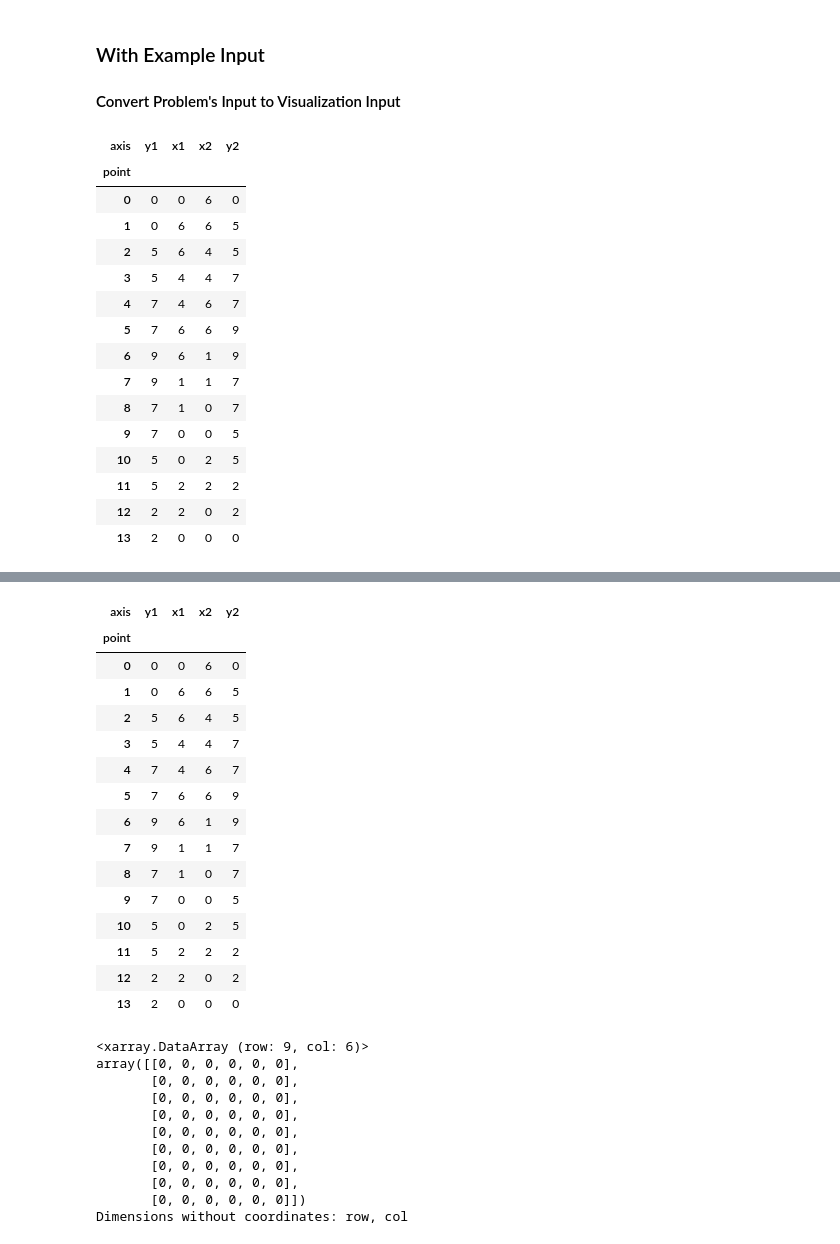
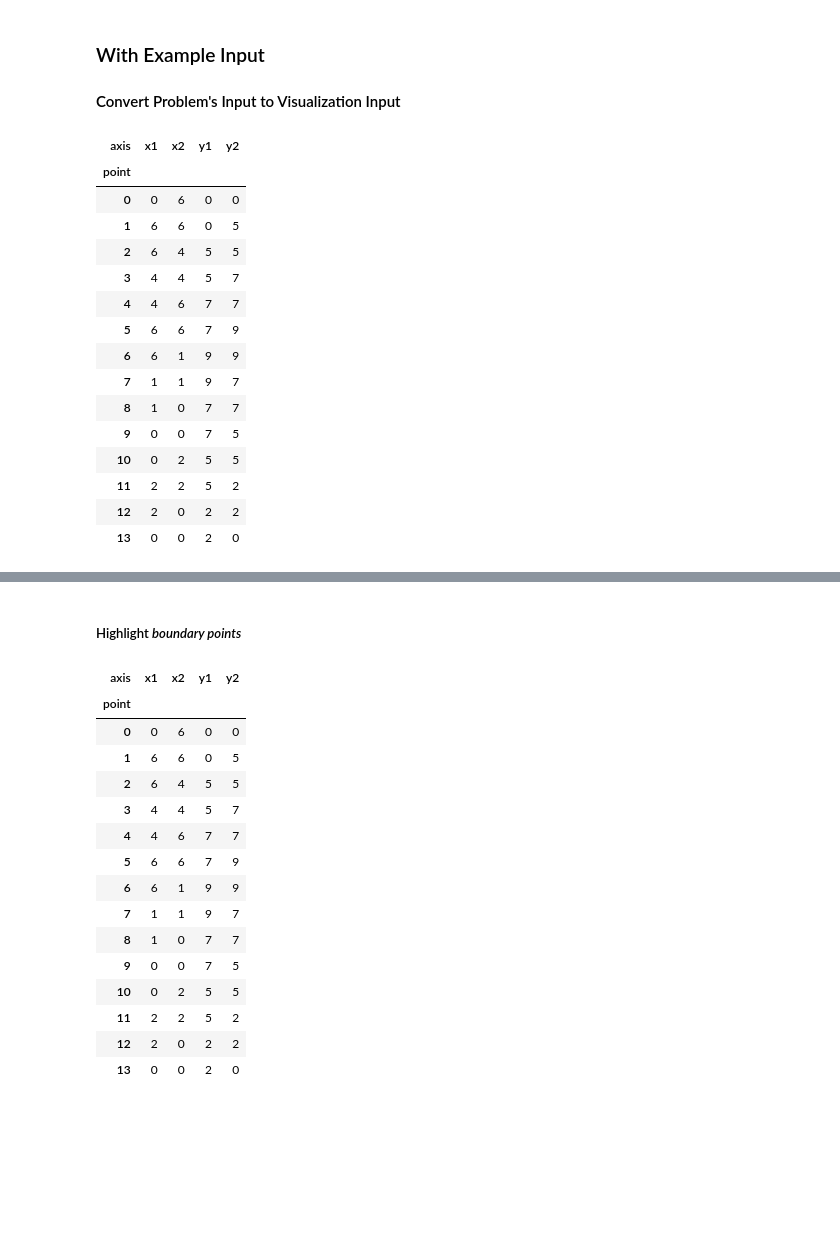
Before and after one commit to etienneschalk/advent-of-code, a Jupyter notebook: docs/source/notebooks/2023/notebook_problem_202318.ipynb, the cells around one changed output, grey strips where cells are left out. Drawn from its saved outputs; the diff is of its cells as text; code cells hidden in the pictures; blank space fills up the shorter version.

```diff
--- a/docs/source/notebooks/2023/notebook_problem_202318.ipynb
+++ b/docs/source/notebooks/2023/notebook_problem_202318.ipynb
@@ -56,36 +56,37 @@ dig_plan
 # %%
 polygon_coords = compute_polygon_coords(dig_plan)
 
 # Note: the y, x order is important as the problems follows a row, col convention
 xda = xr.DataArray(
     data=polygon_coords, dims=("axis", "point"), coords={"axis": ["y", "x"]}
 )
 df = xda.T.to_pandas()
 
 df["x2"] = np.roll(df["x"], -1)
 df["y2"] = np.roll(df["y"], -1)
 df = df.rename(columns={"x": "x1"})
 df = df.rename(columns={"y": "y1"})
+df = df [["x1", "x2", "y1", "y2"]]
 
 links_df = df[:-1] # remove redundant closing link to declutter the plot
 links_df
 # %% [output]
-| axis | y1 | x1 | x2 | y2 |
+| axis | x1 | x2 | y1 | y2 |
 | point |  |  |  |  |
-| 0 | 0 | 0 | 6 | 0 |
-| 1 | 0 | 6 | 6 | 5 |
-| 2 | 5 | 6 | 4 | 5 |
-| 3 | 5 | 4 | 4 | 7 |
-| 4 | 7 | 4 | 6 | 7 |
-| 5 | 7 | 6 | 6 | 9 |
-| 6 | 9 | 6 | 1 | 9 |
-| 7 | 9 | 1 | 1 | 7 |
-| 8 | 7 | 1 | 0 | 7 |
-| 9 | 7 | 0 | 0 | 5 |
-| 10 | 5 | 0 | 2 | 5 |
-| 11 | 5 | 2 | 2 | 2 |
-| 12 | 2 | 2 | 0 | 2 |
-| 13 | 2 | 0 | 0 | 0 |
+| 0 | 0 | 6 | 0 | 0 |
+| 1 | 6 | 6 | 0 | 5 |
+| 2 | 6 | 4 | 5 | 5 |
+| 3 | 4 | 4 | 5 | 7 |
+| 4 | 4 | 6 | 7 | 7 |
+| 5 | 6 | 6 | 7 | 9 |
+| 6 | 6 | 1 | 9 | 9 |
+| 7 | 1 | 1 | 9 | 7 |
+| 8 | 1 | 0 | 7 | 7 |
+| 9 | 0 | 0 | 7 | 5 |
+| 10 | 0 | 2 | 5 | 5 |
+| 11 | 2 | 2 | 5 | 2 |
+| 12 | 2 | 0 | 2 | 2 |
+| 13 | 0 | 0 | 2 | 0 |
 # %%
 from typing import Any, Callable
 from pyobsplot import Plot
@@ -241,38 +242,24 @@ plotter.append(create_polygon_layer(links_df, color="red", stroke_width=4))
 plotter.plot()
 # %% [output]
 [drawing not drawn]
+# %% [markdown]
+##### Highlight _boundary points_
 # %%
 links_df
 # %% [output]
-| axis | y1 | x1 | x2 | y2 |
+| axis | x1 | x2 | y1 | y2 |
 | point |  |  |  |  |
-| 0 | 0 | 0 | 6 | 0 |
-| 1 | 0 | 6 | 6 | 5 |
-| 2 | 5 | 6 | 4 | 5 |
-| 3 | 5 | 4 | 4 | 7 |
-| 4 | 7 | 4 | 6 | 7 |
-| 5 | 7 | 6 | 6 | 9 |
-| 6 | 9 | 6 | 1 | 9 |
-| 7 | 9 | 1 | 1 | 7 |
-| 8 | 7 | 1 | 0 | 7 |
-| 9 | 7 | 0 | 0 | 5 |
-| 10 | 5 | 0 | 2 | 5 |
-| 11 | 5 | 2 | 2 | 2 |
-| 12 | 2 | 2 | 0 | 2 |
-| 13 | 2 | 0 | 0 | 0 |
+| 0 | 0 | 6 | 0 | 0 |
+| 1 | 6 | 6 | 0 | 5 |
+| 2 | 6 | 4 | 5 | 5 |
+| 3 | 4 | 4 | 5 | 7 |
+| 4 | 4 | 6 | 7 | 7 |
+| 5 | 6 | 6 | 7 | 9 |
+| 6 | 6 | 1 | 9 | 9 |
+| 7 | 1 | 1 | 9 | 7 |
+| 8 | 1 | 0 | 7 | 7 |
+| 9 | 0 | 0 | 7 | 5 |
+| 10 | 0 | 2 | 5 | 5 |
+| 11 | 2 | 2 | 5 | 2 |
+| 12 | 2 | 0 | 2 | 2 |
+| 13 | 0 | 0 | 2 | 0 |
-# %%
-contour = raster_xda.copy(deep=True)
-contour[:, :] = 0
-contour
-# %% [output]
-<xarray.DataArray (row: 9, col: 6)>
-array([[0, 0, 0, 0, 0, 0],
-       [0, 0, 0, 0, 0, 0],
-       [0, 0, 0, 0, 0, 0],
-       [0, 0, 0, 0, 0, 0],
-       [0, 0, 0, 0, 0, 0],
-       [0, 0, 0, 0, 0, 0],
-       [0, 0, 0, 0, 0, 0],
-       [0, 0, 0, 0, 0, 0],
-       [0, 0, 0, 0, 0, 0]])
-Dimensions without coordinates: row, col
```
Also changed, not shown: parts of 12 cells of this notebook, 1 other file.
